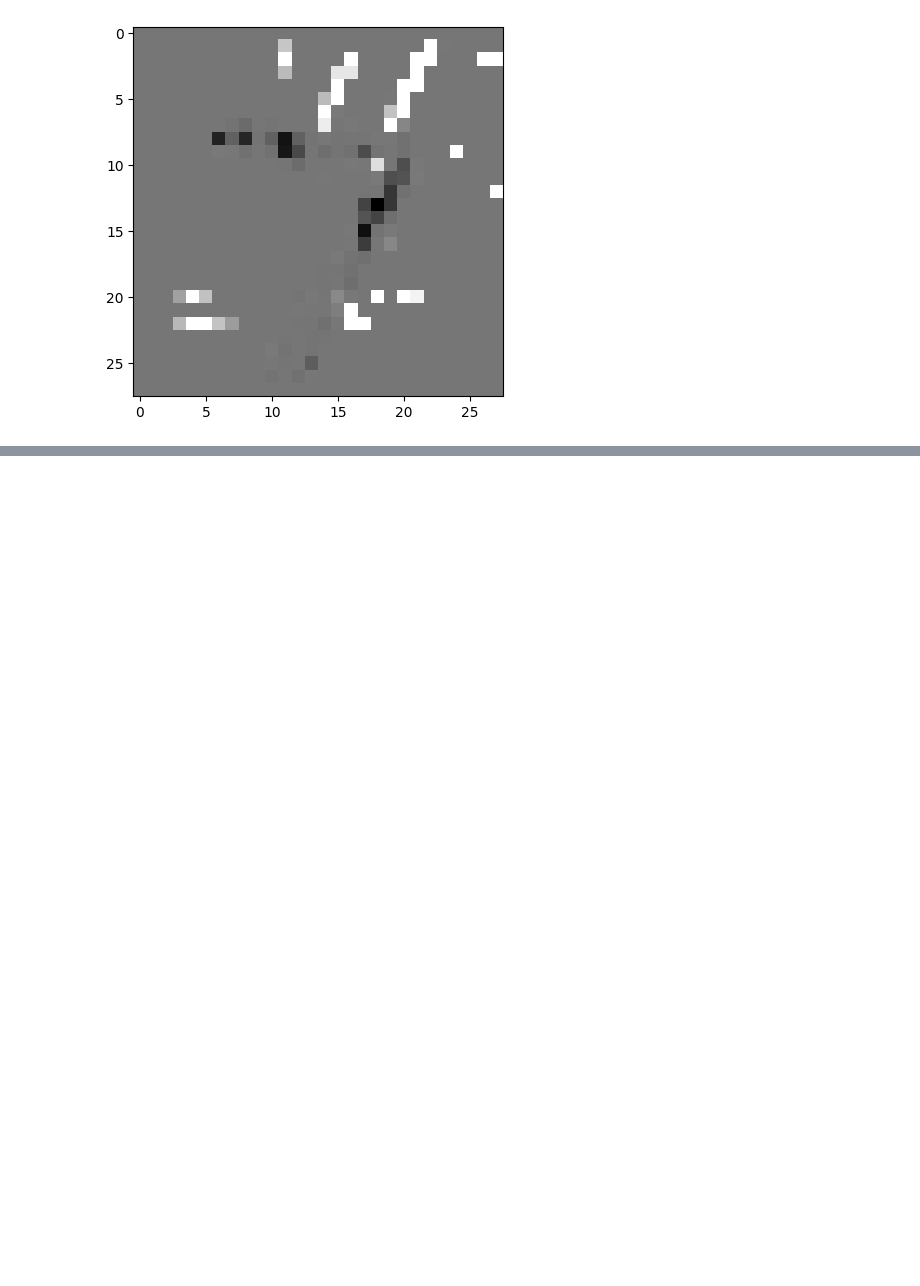
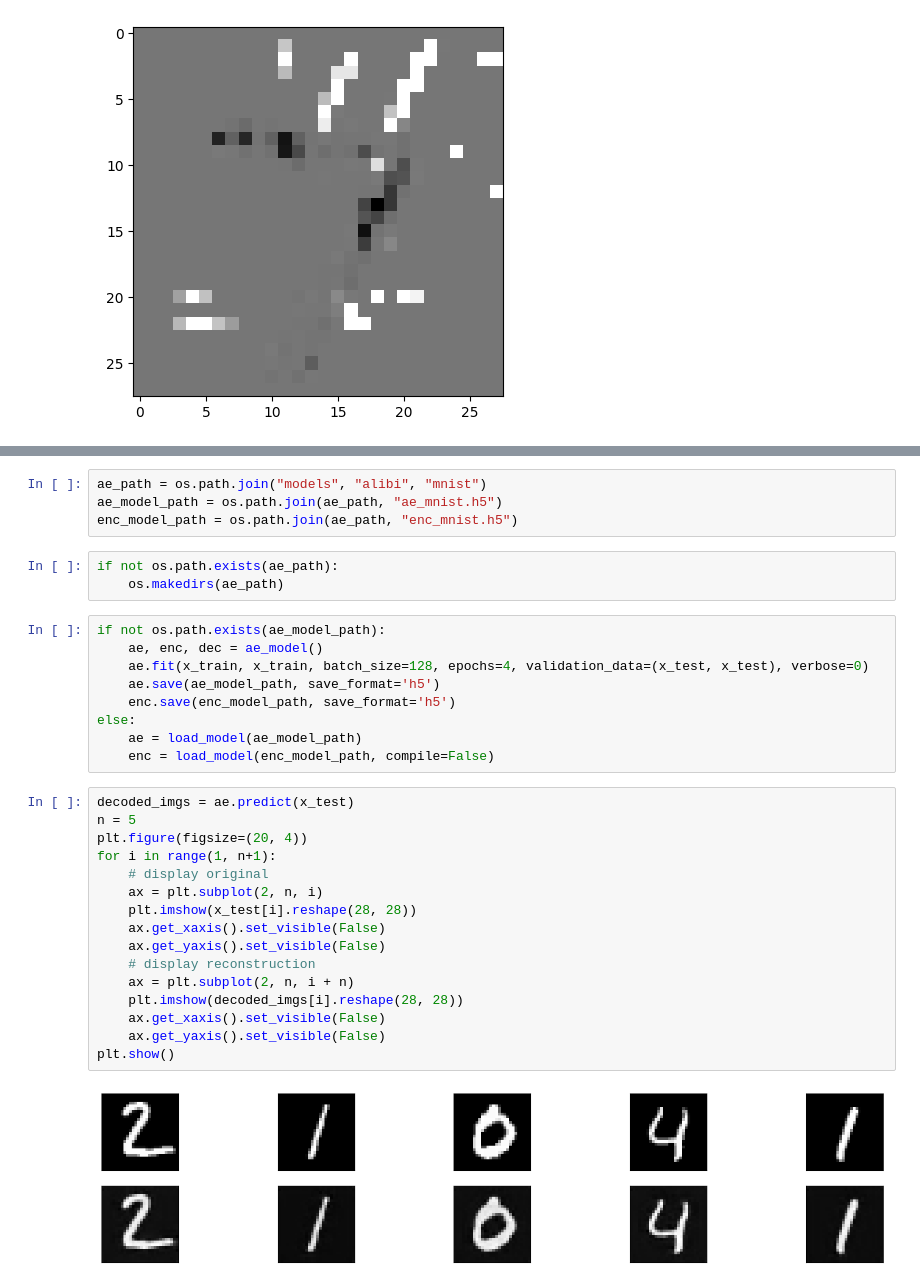
Before and after one commit to MBernart/counterfactuals, a Jupyter notebook: experiments/alibi_MNIST.ipynb, the cells around one changed output, grey strips where cells are left out. Saved outputs shown, nothing was run; the diff lists cells and outputs as text; blank space fills up the shorter version.

Commit message:
add alibi mnist proto

```diff
--- a/experiments/alibi_MNIST.ipynb
+++ b/experiments/alibi_MNIST.ipynb
@@ -198,0 +234,34 @@ plt.imshow((explanation.cf['X'] - X).reshape(28, 28));
+# %%
+ae_path = os.path.join("models", "alibi", "mnist")
+ae_model_path = os.path.join(ae_path, "ae_mnist.h5")
+enc_model_path = os.path.join(ae_path, "enc_mnist.h5")
+# %%
+if not os.path.exists(ae_path):
+    os.makedirs(ae_path)
+# %%
+if not os.path.exists(ae_model_path):
+    ae, enc, dec = ae_model()
+    ae.fit(x_train, x_train, batch_size=128, epochs=4, validation_data=(x_test, x_test), verbose=0)
+    ae.save(ae_model_path, save_format='h5')
+    enc.save(enc_model_path, save_format='h5')
+else:
+    ae = load_model(ae_model_path)
+    enc = load_model(enc_model_path, compile=False)
+# %%
+decoded_imgs = ae.predict(x_test)
+n = 5
+plt.figure(figsize=(20, 4))
+for i in range(1, n+1):
+    # display original
+    ax = plt.subplot(2, n, i)
+    plt.imshow(x_test[i].reshape(28, 28))
+    ax.get_xaxis().set_visible(False)
+    ax.get_yaxis().set_visible(False)
+    # display reconstruction
+    ax = plt.subplot(2, n, i + n)
+    plt.imshow(decoded_imgs[i].reshape(28, 28))
+    ax.get_xaxis().set_visible(False)
+    ax.get_yaxis().set_visible(False)
+plt.show()
+# %% [output]
+[figure, added]
```
Also changed, not shown: parts of 23 cells of this notebook, 2 other files.
